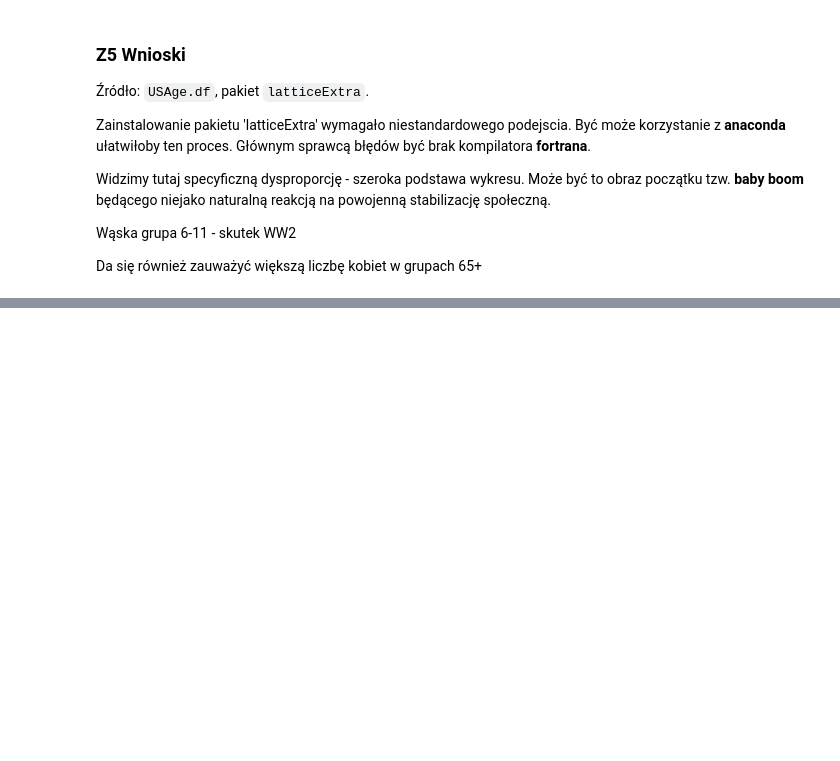
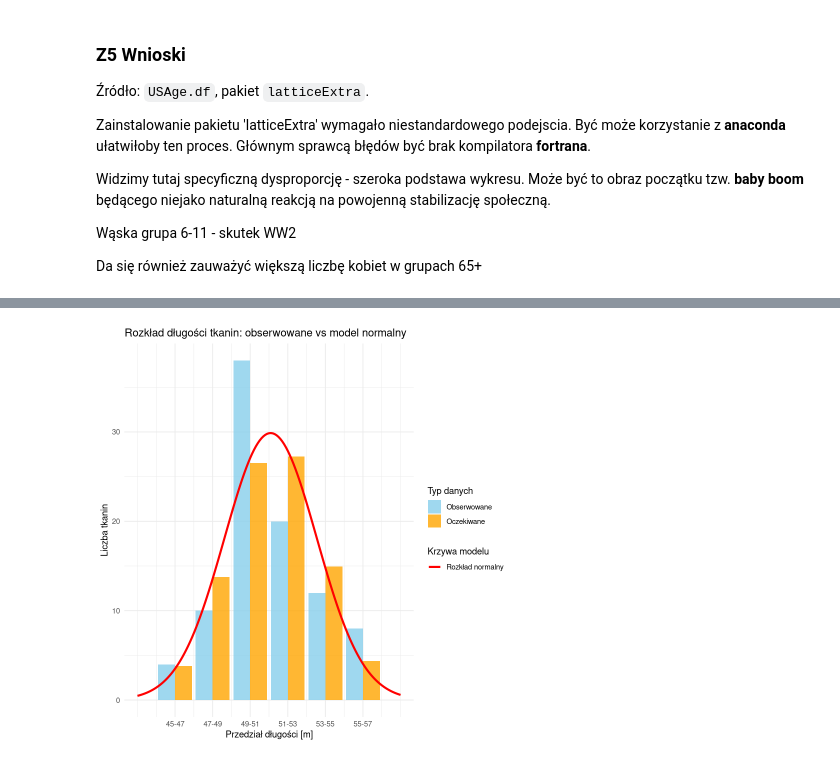
Before and after one commit to Kotmin/R-Planowanie-Eksperymentu, a Jupyter notebook: Zadania.ipynb, the cells around one changed output, grey strips where cells are left out. Drawn from its saved outputs; the diff is of its cells as text; code cells hidden in the pictures; blank space fills up the shorter version.

```diff
--- a/Zadania.ipynb
+++ b/Zadania.ipynb
@@ -1028,0 +1093,4 @@ Da się również zauważyć większą liczbę kobiet w grupach 65+
+# %%
+# Teoretyczne prawdopodobieństwa dla każdego przedziału
+proby <- pnorm(gorne, mean = srednia_hat, sd = odch_stand_hat) -
+         pnorm(dolne, mean = srednia_hat, sd = odch_stand_hat)
@@ -1028,0 +1151,35 @@ Da się również zauważyć większą liczbę kobiet w grupach 65+
+# %%
+# Dane z etykietami
+df_obs <- data.frame(x = srodki, y = licznosci, grupa = "Obserwowane", Przedzial = tabela$Przedzial)
+df_exp <- data.frame(x = srodki, y = oczekiwane, grupa = "Oczekiwane", Przedzial = tabela$Przedzial)
+df_norm <- data.frame(x = x_gestosc, y = y_gestosc, grupa = "Rozkład normalny")
+
+# słupki razem
+df_bars <- rbind(df_obs, df_exp)
+
+
+ggplot() +
+  geom_col(data = df_bars, aes(x = x, y = y, fill = grupa), width = 1.8, position = position_dodge(width = 1.8), alpha = 0.8) +
+  geom_line(data = df_norm, aes(x = x, y = y, color = grupa), size = 1.2) +
+  scale_fill_manual(
+    values = c("Obserwowane" = "skyblue", "Oczekiwane" = "orange"),
+    guide = guide_legend(order = 1)
+  ) +
+  scale_color_manual(
+    values = c("Rozkład normalny" = "red"),
+    guide = guide_legend(order = 2)
+  ) +
+  scale_x_continuous(
+    name = "Przedział długości [m]",
+    breaks = srodki,
+    labels = tabela$Przedzial
+  ) +
+  labs(
+    title = "Rozkład długości tkanin: obserwowane vs model normalny",
+    y = "Liczba tkanin",
+    fill = "Typ danych",
+    color = "Krzywa modelu"
+  ) +
+  theme_minimal()
+# %% [output]
+[figure, added]
```
Also changed, not shown: parts of 36 cells of this notebook, 1 other file.
